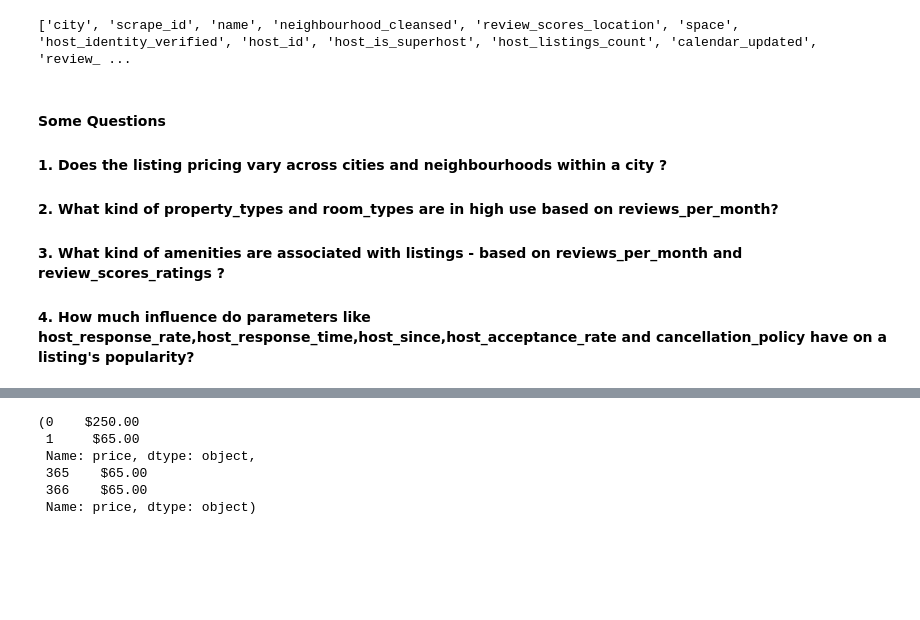
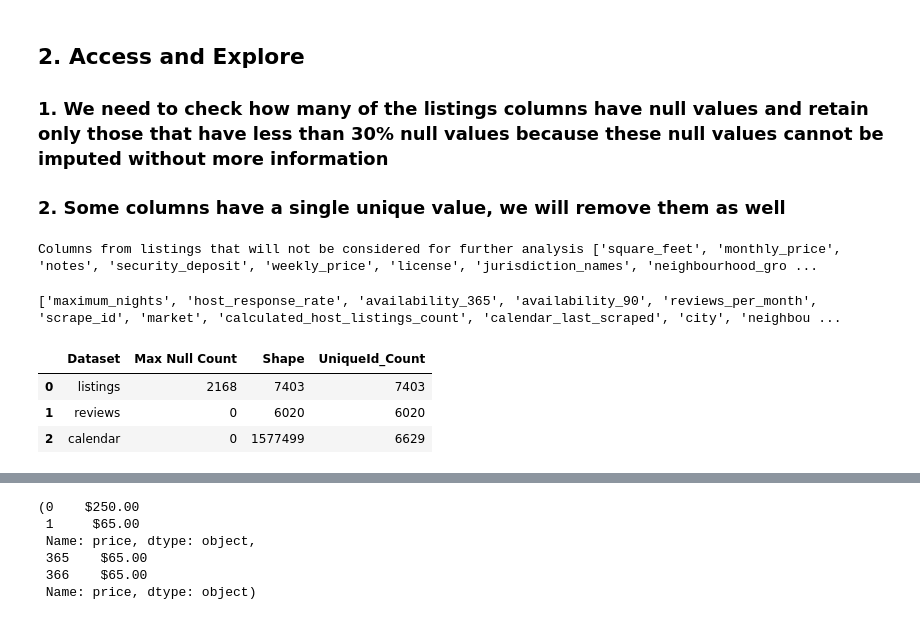
Before and after one commit to miniyon/skipping_upto_boston, a Jupyter notebook: Skipping_Upto_Boston.ipynb, the cells around one changed output, grey strips where cells are left out. Saved outputs shown, nothing was run; the diff lists cells and outputs as text; code cells hidden in the pictures; blank space fills up the shorter version.

```diff
--- a/Skipping_Upto_Boston.ipynb
+++ b/Skipping_Upto_Boston.ipynb
@@ -106,15 +204,33 @@ print(high_nullity_columns + constant_value_columns)
+# %% [markdown]
+## 2. Access and Explore
+
+### 1. We need to check how many of the listings columns have null values and retain only those that have less than 30% null values because these null values cannot be imputed without more information
+### 2. Some columns have a single unique value, we will remove them as well
+# %%
+### Checking nullity of listings columns
+high_nullity_columns = check_column_nullity(listings_df)
+
+### Checking columns with a constant value
+constant_value_columns = filter_columns(listings_df)
+
+print("Columns from listings that will not be considered for further analysis" , high_nullity_columns + constant_value_columns)
+# %% [output]
+Columns from listings that will not be considered for further analysis ['square_feet', 'monthly_price', 'notes', 'security_deposit', 'weekly_price', 'license', 'jurisdiction_names', 'neighbourhood_gro ...
 # %%
-### Finalised columns from listings data
+### Filtering out columns that will be used for further analysis
 data_columns = list(set(listings_df.columns) - set(constant_value_columns + high_nullity_columns))
+print(data_columns)
+# %% [output]
+['maximum_nights', 'host_response_rate', 'availability_365', 'availability_90', 'reviews_per_month', 'scrape_id', 'market', 'calculated_host_listings_count', 'calendar_last_scraped', 'city', 'neighbou ...
-# %%
-print(data_columns)
-# %% [output]
-['city', 'scrape_id', 'name', 'neighbourhood_cleansed', 'review_scores_location', 'space', 'host_identity_verified', 'host_id', 'host_is_superhost', 'host_listings_count', 'calendar_updated', 'review_ ...
-# %% [markdown]
-#### Some Questions
-
-#### 1. Does the listing pricing vary across cities and neighbourhoods within a city ?
-#### 2. What kind of property_types and room_types are in high use based on reviews_per_month?
-#### 3. What kind of amenities are associated with listings - based on reviews_per_month and review_scores_ratings ?
-#### 4. How much influence do parameters like host_response_rate,host_response_time,host_since,host_acceptance_rate and cancellation_policy have on a listing's popularity?
+# %%
+### Let's check the nullity,shape and unique_id counts of the final datasets
+
+pd.DataFrame([['listings',listings_df[data_columns].isna().sum().max(),listings_df[data_columns].shape[0],listings_df.id.nunique()],
+             ['reviews',reviews.isna().sum().max(),reviews.shape[0],reviews.listing_id.nunique()],
+             ['calendar',calendar_df.isna().sum().max(),calendar_df.shape[0],calendar_df.listing_id.nunique()]],columns = ['Dataset','Max Null Count','Shape','UniqueId_Count'])
+# %% [output]
+|  | Dataset | Max Null Count | Shape | UniqueId_Count |
+| 0 | listings | 2168 | 7403 | 7403 |
+| 1 | reviews | 0 | 6020 | 6020 |
+| 2 | calendar | 0 | 1577499 | 6629 |
 # %% [markdown]
```
Also changed, not shown: parts of 101 cells of this notebook.
